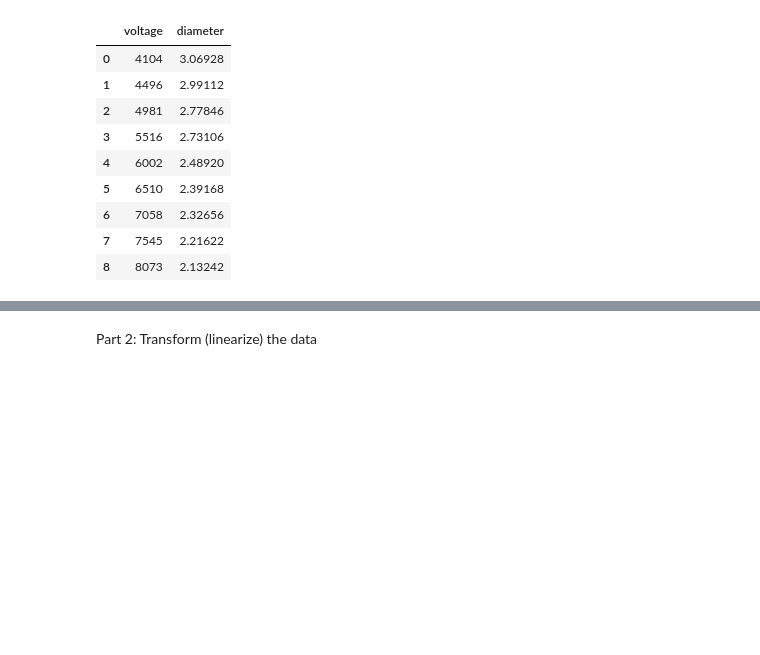
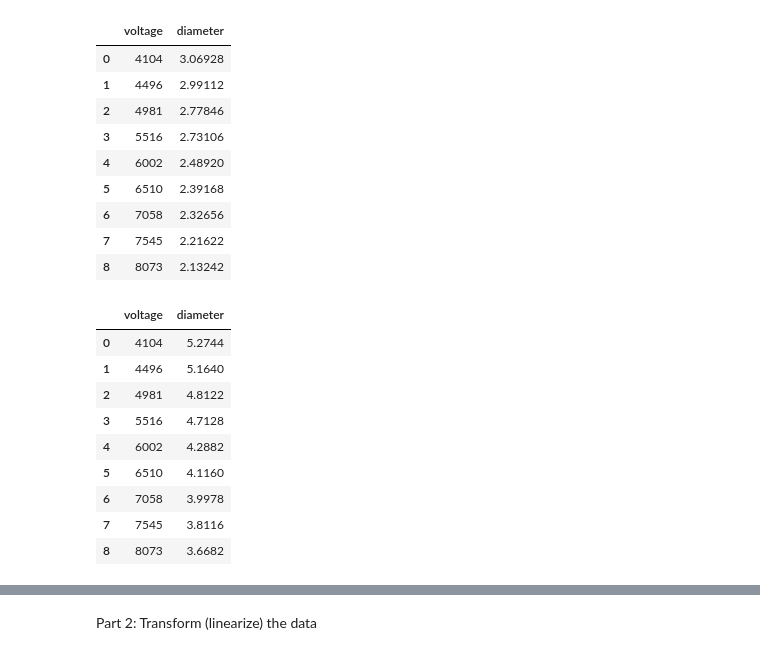
Before and after one commit to ahserhan/CMX, a Jupyter notebook: electron-diffraction.ipynb, the cells around one changed output, grey strips where cells are left out. Cells and saved outputs as stored; diff of their text form; code cells hidden in the pictures; blank space fills up the shorter version.

```diff
--- a/electron-diffraction.ipynb
+++ b/electron-diffraction.ipynb
@@ -24,6 +25,19 @@ gr_data
 | 6 | 7058 | 2.32656 |
 | 7 | 7545 | 2.21622 |
 | 8 | 8073 | 2.13242 |
+# %%
+gr_data11
+# %% [output]
+|  | voltage | diameter |
+| 0 | 4104 | 5.2744 |
+| 1 | 4496 | 5.1640 |
+| 2 | 4981 | 4.8122 |
+| 3 | 5516 | 4.7128 |
+| 4 | 6002 | 4.2882 |
+| 5 | 6510 | 4.1160 |
+| 6 | 7058 | 3.9978 |
+| 7 | 7545 | 3.8116 |
+| 8 | 8073 | 3.6682 |
 # %%
 plt.figure(figsize=(9,6.5))
 plt.grid()
```
Also changed, not shown: parts of 21 cells of this notebook.
